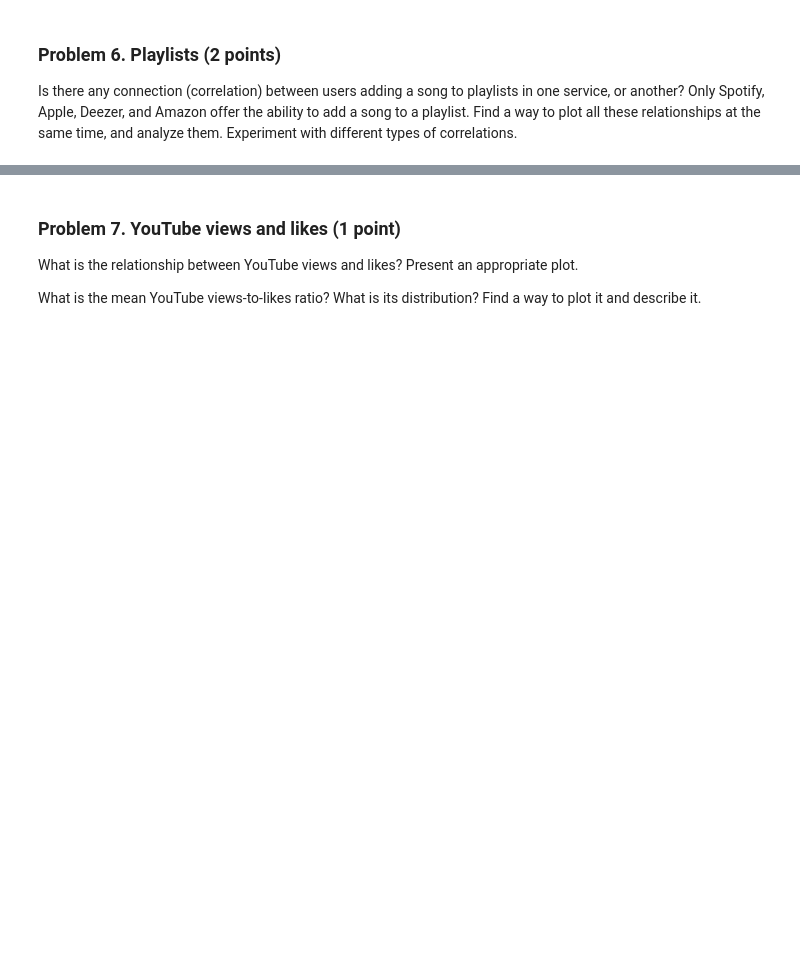
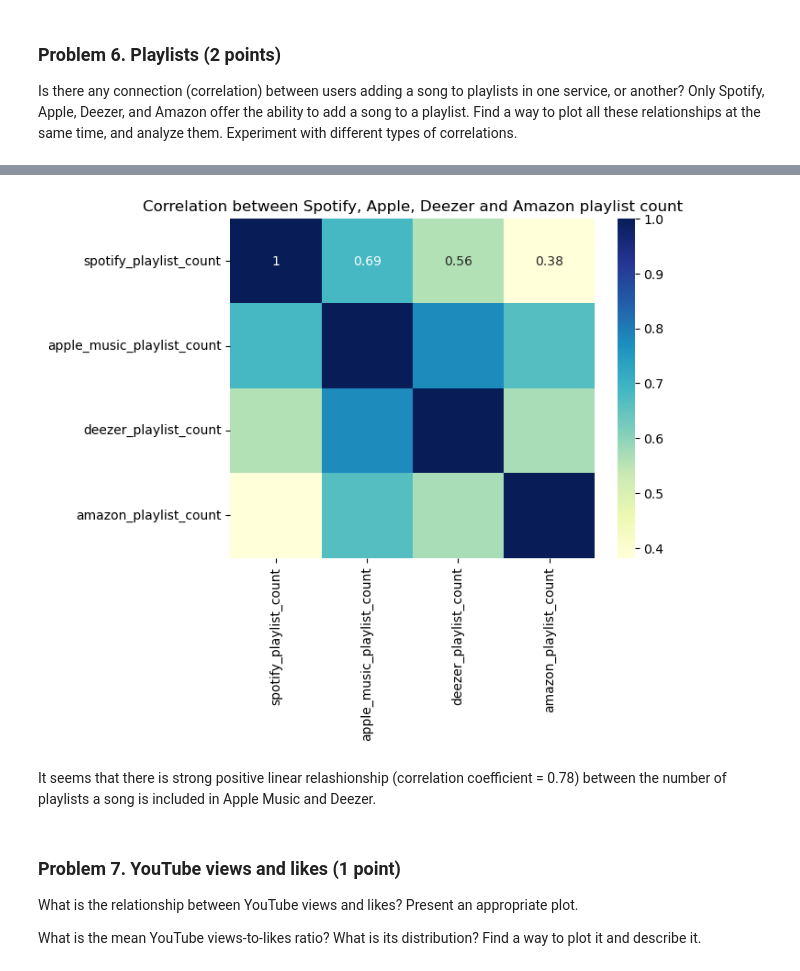
Before and after one commit to svetoslavpetkov/data-science-soft-uni, a Jupyter notebook: 03.Data-Visualization-Exploratory-Data-Analysis-Lab/Data Visualization and EDA Lab.ipynb, the cells around one changed output, grey strips where cells are left out. Drawn from its saved outputs; the diff is of its cells as text; code cells hidden in the pictures; blank space fills up the shorter version.

```diff
--- a/03.Data-Visualization-Exploratory-Data-Analysis-Lab/Data Visualization and EDA Lab.ipynb
+++ b/03.Data-Visualization-Exploratory-Data-Analysis-Lab/Data Visualization and EDA Lab.ipynb
@@ -314,3 +363,6 @@ How about months? Is / Are there (a) popular month(s) to release music?
 # %% [markdown]
 ### Problem 6. Playlists (2 points)
 Is there any connection (correlation) between users adding a song to playlists in one service, or another? Only Spotify, Apple, Deezer, and Amazon offer the ability to add a song to a playlist. Find a way to plot all these relationships at the same time, and analyze them. Experiment with different types of correlations.
+# %%
+columns_playlist_count = ["spotify_playlist_count", "apple_music_playlist_count", "deezer_playlist_count", "amazon_playlist_count"]
+spotify_wip[columns_playlist_count].corr()
@@ -317,3 +375,12 @@ Is there any connection (correlation) between users adding a song to playlists i
+# %%
+sns.heatmap(spotify_wip[columns_playlist_count].corr(), annot = True, cmap = "YlGnBu")
+
+plt.title("Correlation between Spotify, Apple, Deezer and Amazon playlist count")
+plt.show()
+# %% [output]
+[figure, added]
+# %% [markdown]
+It seems that there is strong positive linear relashionship (correlation coefficient = 0.78) between the number of playlists a song is included in Apple Music and Deezer.
 # %% [markdown]
 ### Problem 7. YouTube views and likes (1 point)
 What is the relationship between YouTube views and likes? Present an appropriate plot.
```
Also changed, not shown: parts of 12 cells of this notebook.
